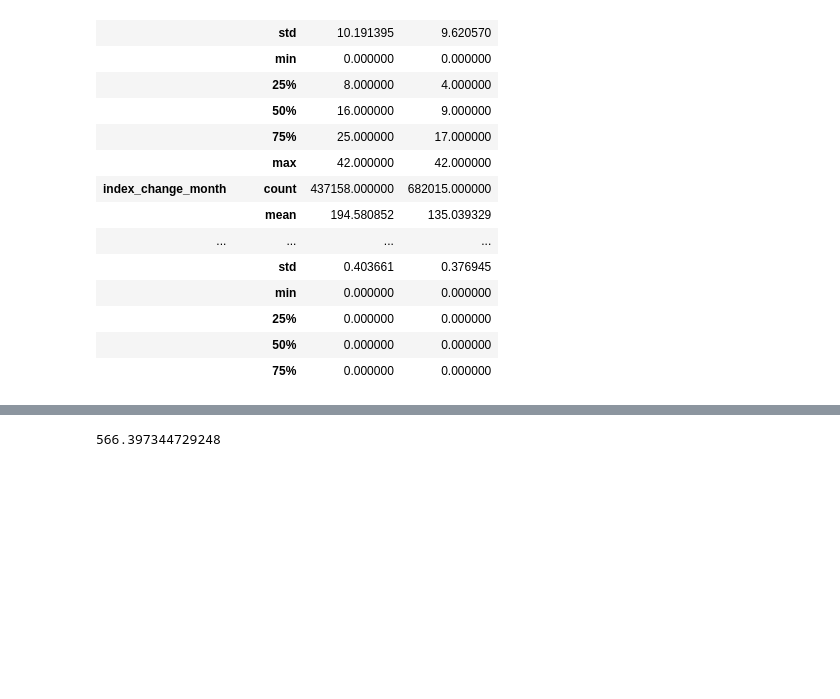
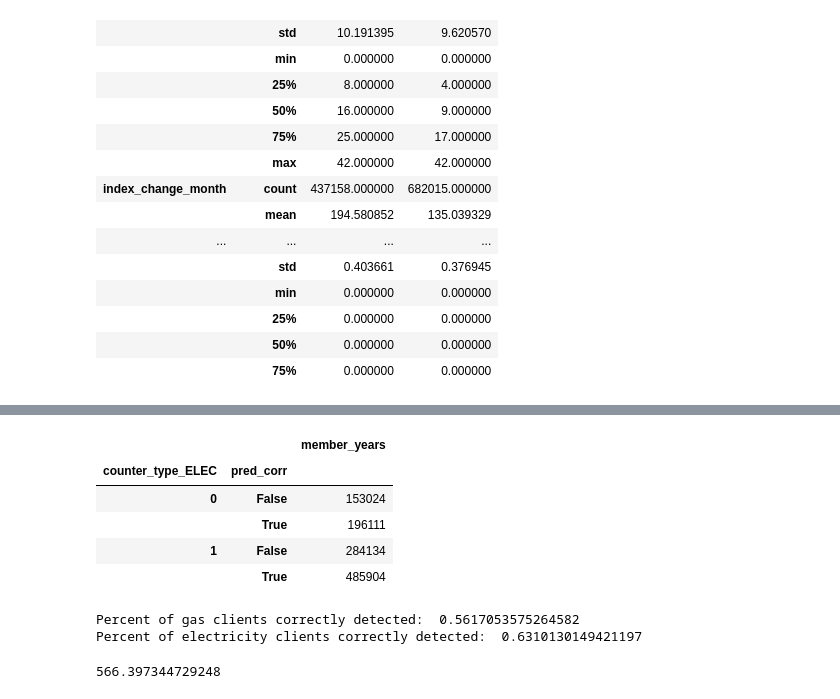
Before and after one commit to Cazta/fraud_detection_electricity_company, a Jupyter notebook: fraud_ml_easy_ensemble.ipynb, the cells around one changed output, grey strips where cells are left out. Drawn from its saved outputs; the diff is of its cells as text; code cells hidden in the pictures; blank space fills up the shorter version.

Commit message:
add model analysis groupby

```diff
--- a/fraud_ml_easy_ensemble.ipynb
+++ b/fraud_ml_easy_ensemble.ipynb
@@ -580,3 +599,25 @@ display(df_test.groupby('pred_corr').describe().T)
+# %%
+df_performance = df_test.groupby(['counter_type_ELEC', 'pred_corr'])[['member_years']].count()
+df_performance
+# %% [output]
+|  |  | member_years |
+| counter_type_ELEC | pred_corr |  |
+| 0 | False | 153024 |
+|  | True | 196111 |
+| 1 | False | 284134 |
+|  | True | 485904 |
+# %%
+gas_false_pred = df_performance.loc[0].loc[False][0]
+gas_corr_pred = df_performance.loc[0].loc[True][0]
+gas_all_test = gas_false_pred + gas_corr_pred
+elec_false_pred = df_performance.loc[1].loc[False][0]
+elec_corr_pred = df_performance.loc[1].loc[True][0]
+elec_all_test = elec_false_pred + elec_corr_pred
+print('Percent of gas clients correctly detected: ', gas_corr_pred/gas_all_test)
+print('Percent of electricity clients correctly detected: ', elec_corr_pred/elec_all_test)
+# %% [output]
+Percent of gas clients correctly detected:  0.5617053575264582
+Percent of electricity clients correctly detected:  0.6310130149421197
 # %%
 # True positive rate: TP/(TP+FN) = 0.63
 tpr = 0.63
```
Also changed, not shown: parts of 1 cell of this notebook.
